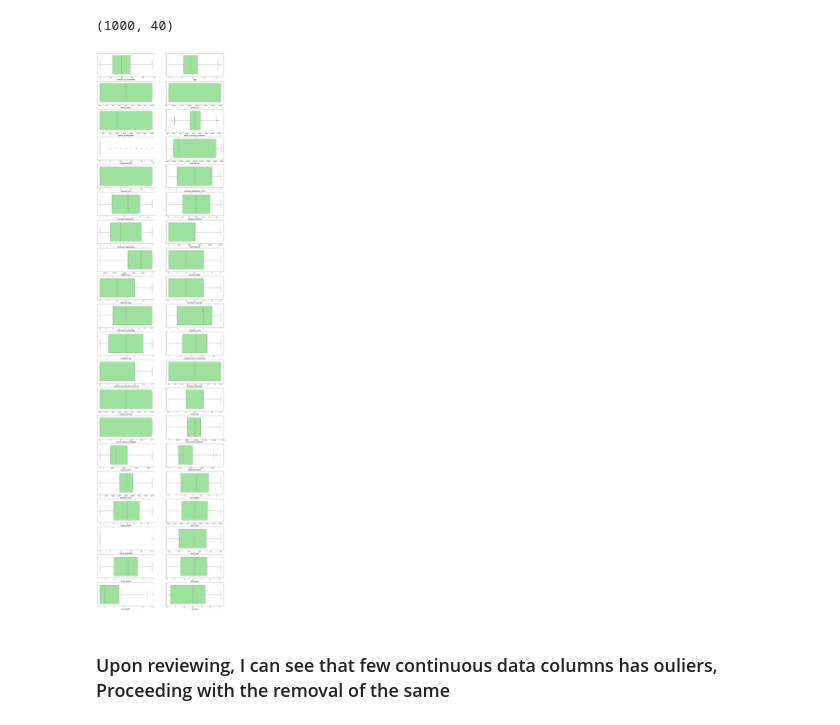
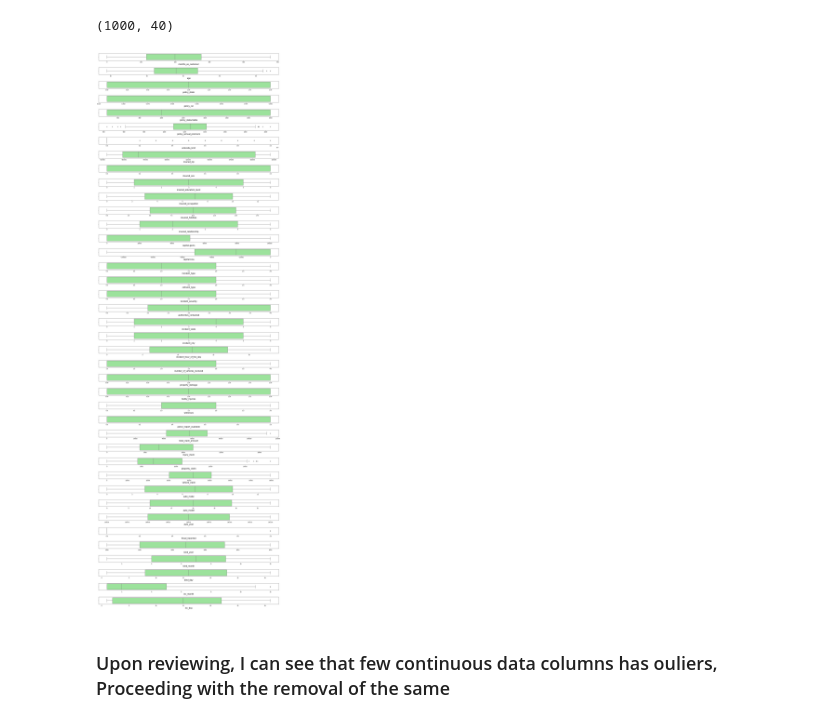
Before and after one commit to Alphabuck/DataTrained, a Jupyter notebook: Insurance Fraud Prediction.ipynb, the cells around one changed output. Saved outputs shown, nothing was run; the diff lists cells and outputs as text; code cells hidden in the pictures.

```diff
--- a/Insurance Fraud Prediction.ipynb
+++ b/Insurance Fraud Prediction.ipynb
@@ -13,7 +13,7 @@ from sklearn.metrics import accuracy_score, classification_report, roc_auc_score
 # %% [markdown]
 ## Importing the necessary dataset
 # %%
-dataset = pd.read_csv(r'C:\Users\LENOVO\Documents\Post Graduation\data sets\Data-Science-ML-Capstone-Projects-master\Data-Science-ML-Capstone-Projects-master\Automobile_insurance_fraud.csv')
+dataset = pd.read_csv(r'C:\Users\LENOVO\Documents\Post Graduation\data sets\Data-Science-ML-Capstone-Projects-master\Automobile_insurance_fraud.csv')
 dataset.head()
 # %% [output]
 |  | months_as_customer | age | policy_number | policy_bind_date | policy_state | policy_csl | ... |
@@ -1197,18 +1197,18 @@ dataset.shape
 # %% [output]
 (1000, 40)
 # %%
-plt.figure(figsize = (20,90))
+plt.figure(figsize = (20,60))
 pltnum = 1
 
 for i in dataset:
     if pltnum <=40:
-        plt.subplot(20,2,pltnum)
+        plt.subplot(40,1,pltnum)
         sns.boxplot(dataset[i],color = 'lightgreen')
         plt.xlabel(i, fontsize = 15)
     pltnum+=1
-plt.show()
+plt.tight_layout()
 # %% [output]
-[figure, old version]
+[figure, new version]
 # %% [markdown]
 ### Upon reviewing, I can see that few continuous data columns has ouliers, Proceeding with the removal of the same
 # %% [markdown]
```
Also changed, not shown: parts of 1 cell of this notebook.
